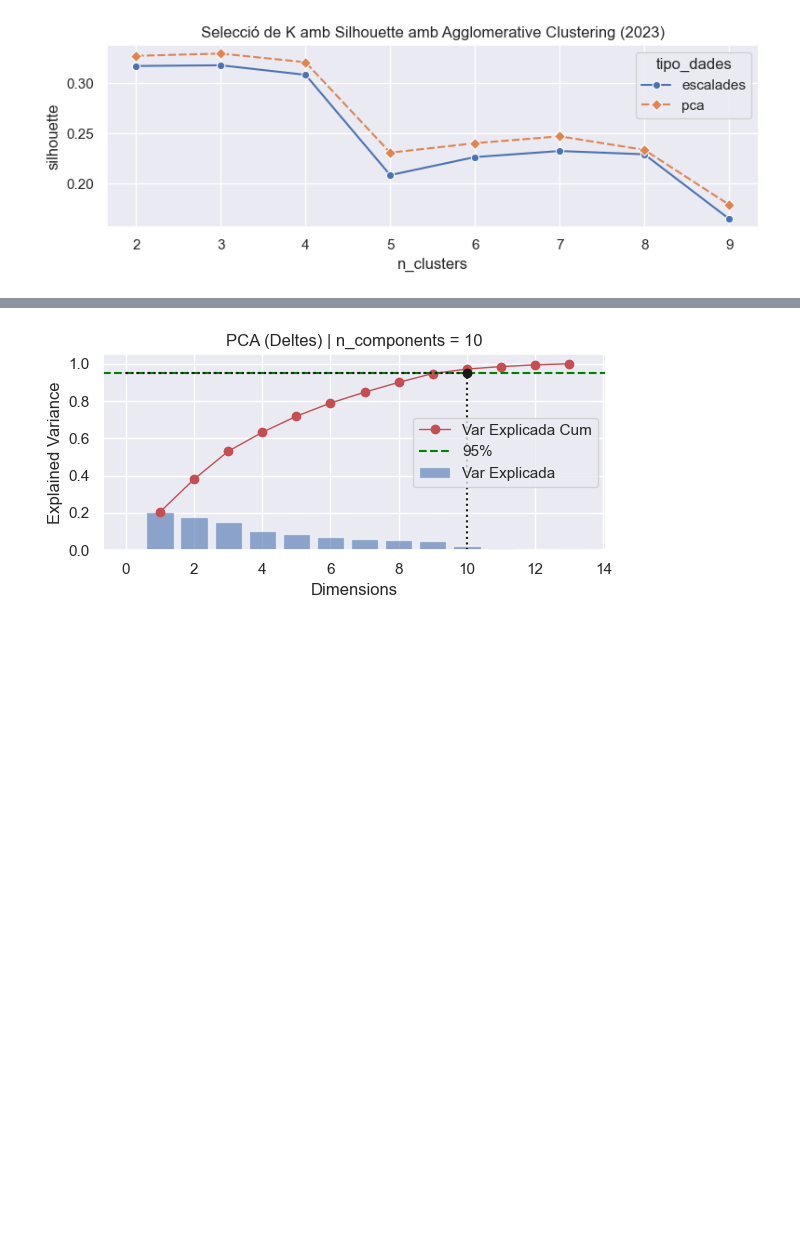
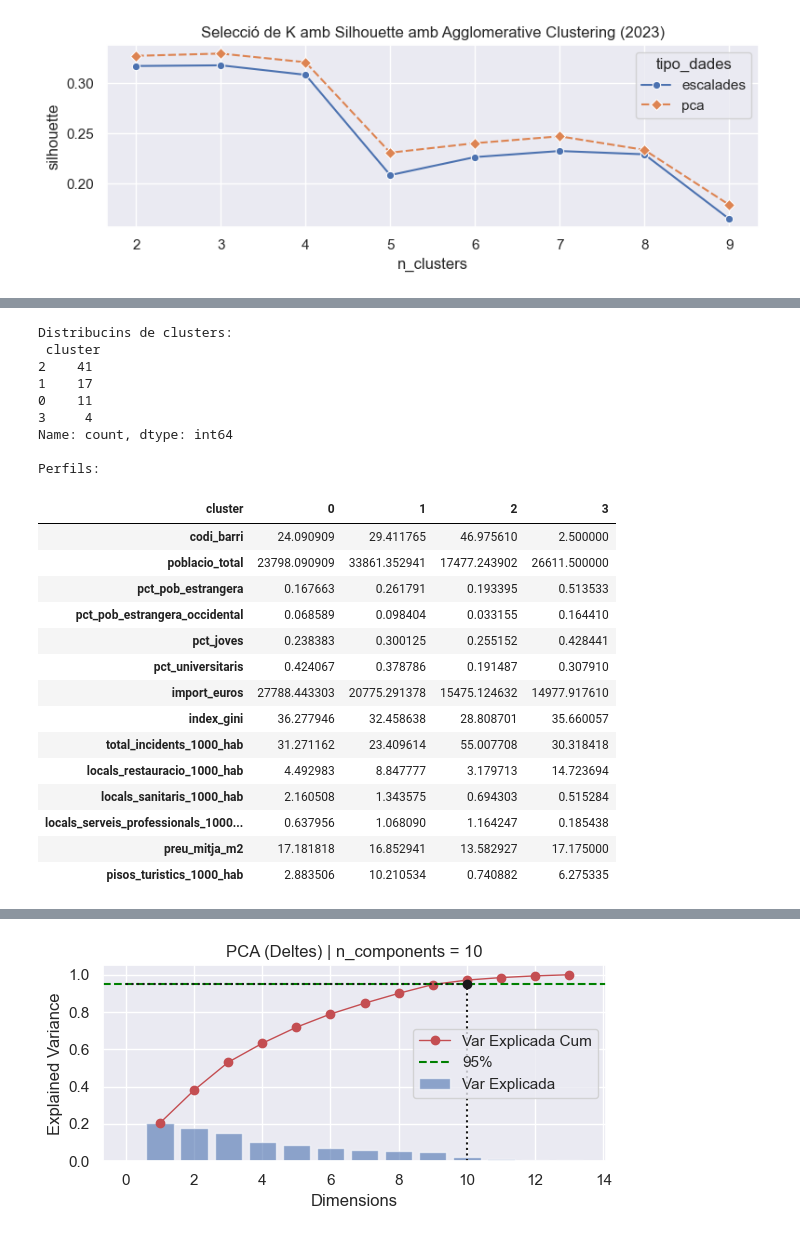
Before and after one commit to joseprau/tfm_gentrificacio_bcn, a Jupyter notebook: notebooks/modelling.ipynb, the cells around one changed output, grey strips where cells are left out. Cells and saved outputs as stored; diff of their text form; code cells hidden in the pictures; blank space fills up the shorter version.

```diff
--- a/notebooks/modelling.ipynb
+++ b/notebooks/modelling.ipynb
@@ -550,0 +597,31 @@ plot_seleccio_agg(agg_resultats_23_df, "2023", "seleccio_k_2023_agg.png")
+# %%
+# Obtenim info dels clusters
+print("Distribucins de clusters:\n", clustered_23["cluster"].value_counts() )
+print("\nPerfils: ")
+perfils_23 = df_2023.merge(clustered_23, on = "codi_barri", how = "right")
+perfils_23.groupby("cluster").mean().T
+# %% [output]
+Distribucins de clusters:
+ cluster
+2    41
+1    17
+0    11
+3     4
+Name: count, dtype: int64
+
+Perfils:
+| cluster | 0 | 1 | 2 | 3 |
+| codi_barri | 24.090909 | 29.411765 | 46.975610 | 2.500000 |
+| poblacio_total | 23798.090909 | 33861.352941 | 17477.243902 | 26611.500000 |
+| pct_pob_estrangera | 0.167663 | 0.261791 | 0.193395 | 0.513533 |
+| pct_pob_estrangera_occidental | 0.068589 | 0.098404 | 0.033155 | 0.164410 |
+| pct_joves | 0.238383 | 0.300125 | 0.255152 | 0.428441 |
+| pct_universitaris | 0.424067 | 0.378786 | 0.191487 | 0.307910 |
+| import_euros | 27788.443303 | 20775.291378 | 15475.124632 | 14977.917610 |
+| index_gini | 36.277946 | 32.458638 | 28.808701 | 35.660057 |
+| total_incidents_1000_hab | 31.271162 | 23.409614 | 55.007708 | 30.318418 |
+| locals_restauracio_1000_hab | 4.492983 | 8.847777 | 3.179713 | 14.723694 |
+| locals_sanitaris_1000_hab | 2.160508 | 1.343575 | 0.694303 | 0.515284 |
+| locals_serveis_professionals_1000... | 0.637956 | 1.068090 | 1.164247 | 0.185438 |
+| preu_mitja_m2 | 17.181818 | 16.852941 | 13.582927 | 17.175000 |
+| pisos_turistics_1000_hab | 2.883506 | 10.210534 | 0.740882 | 6.275335 |
```
Also changed, not shown: parts of 15 cells of this notebook, 2 other files.
